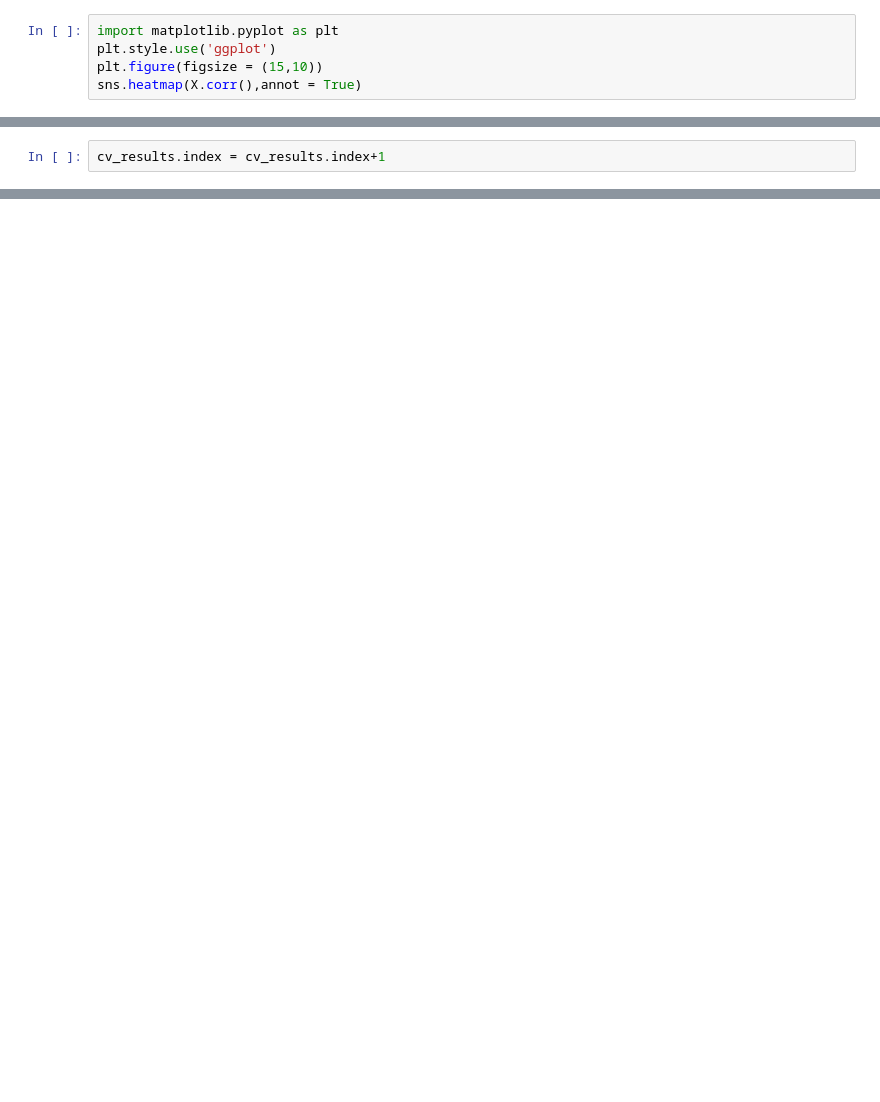
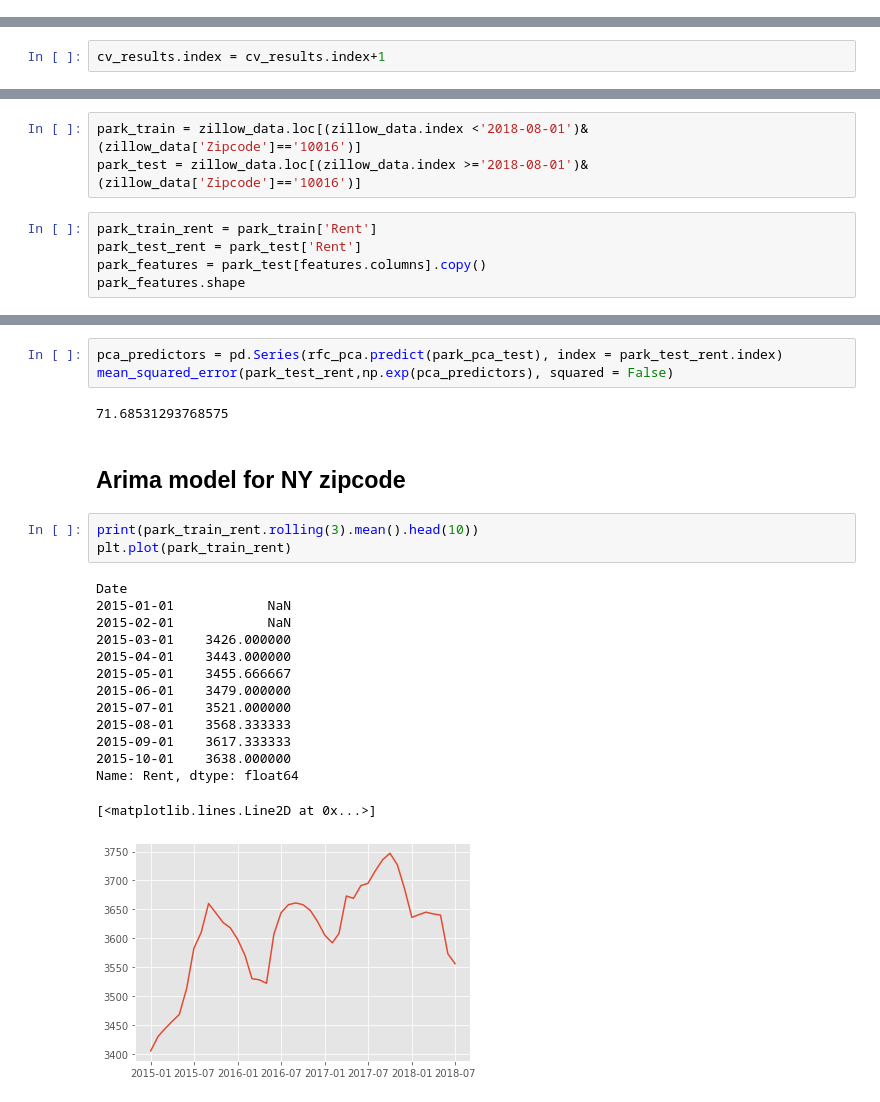
Before and after one commit to EugeniaDickson/zillow_rent_index, a Jupyter notebook: DouglasPizac/rent_model.ipynb, the cells around one changed output, grey strips where cells are left out. Drawn from its saved outputs; the diff is of its cells as text; blank space fills up the shorter version.

```diff
--- a/DouglasPizac/rent_model.ipynb
+++ b/DouglasPizac/rent_model.ipynb
@@ -273,5 +261,0 @@ import seaborn as sns
-# %%
-import matplotlib.pyplot as plt
-plt.style.use('ggplot')
-plt.figure(figsize = (15,10))
-sns.heatmap(X.corr(),annot = True)
@@ -392,0 +517,8 @@ cv_results
+# %%
+park_train = zillow_data.loc[(zillow_data.index <'2018-08-01')&(zillow_data['Zipcode']=='10016')]
+park_test = zillow_data.loc[(zillow_data.index >='2018-08-01')&(zillow_data['Zipcode']=='10016')]
+# %%
+park_train_rent = park_train['Rent']
+park_test_rent = park_test['Rent']
+park_features = park_test[features.columns].copy()
+park_features.shape
@@ -392,0 +558,25 @@ cv_results
+# %%
+pca_predictors = pd.Series(rfc_pca.predict(park_pca_test), index = park_test_rent.index)
+mean_squared_error(park_test_rent,np.exp(pca_predictors), squared = False)
+# %% [output]
+71.68531293768575
+# %% [markdown]
+## Arima model for NY zipcode
+# %%
+print(park_train_rent.rolling(3).mean().head(10))
+plt.plot(park_train_rent)
+# %% [output]
+Date
+2015-01-01            NaN
+2015-02-01            NaN
+2015-03-01    3426.000000
+2015-04-01    3443.000000
+2015-05-01    3455.666667
+2015-06-01    3479.000000
+2015-07-01    3521.000000
+2015-08-01    3568.333333
+2015-09-01    3617.333333
+2015-10-01    3638.000000
+Name: Rent, dtype: float64
+[<matplotlib.lines.Line2D at 0x...>]
+[figure, added]
```
Also changed, not shown: parts of 60 cells of this notebook.
